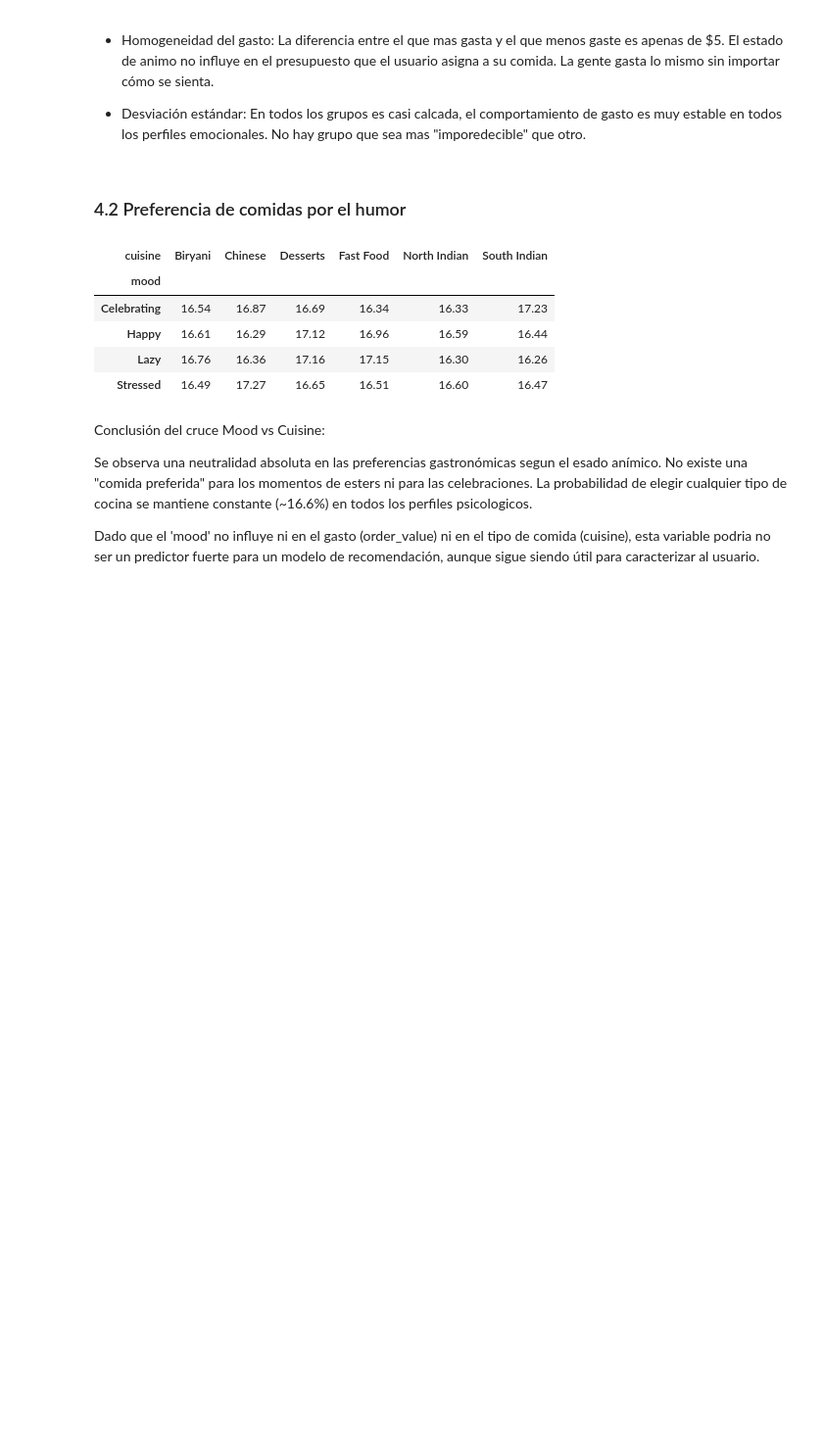
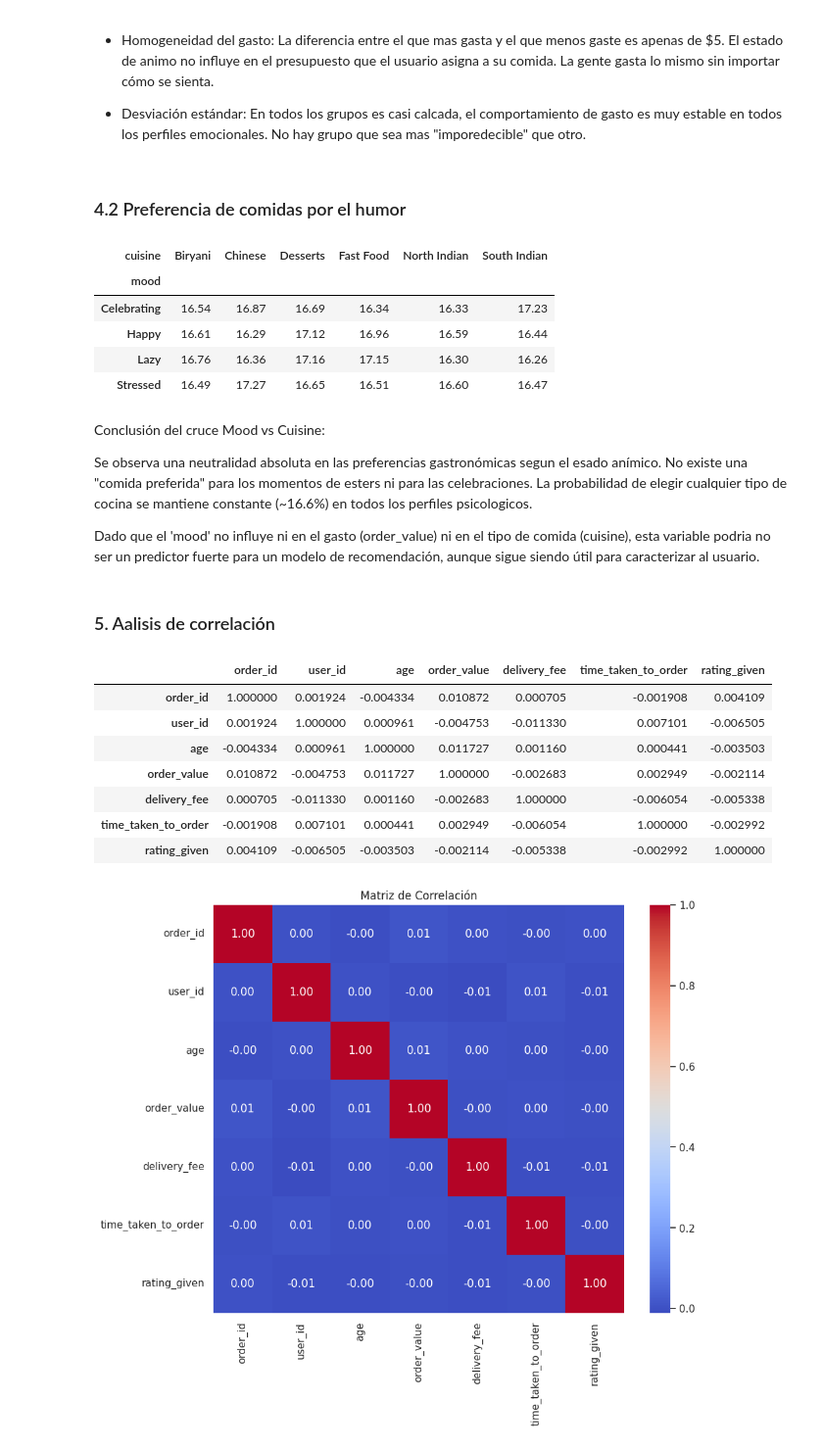
Before and after one commit to IgnacioToy/analisis_comida, a Jupyter notebook: netbooks/01_exploracion.ipynb, the cells around one changed output. Shown at 98% size. Drawn from its saved outputs; the diff is of its cells as text; code cells hidden in the pictures; blank space fills up the shorter version.

```diff
--- a/netbooks/01_exploracion.ipynb
+++ b/netbooks/01_exploracion.ipynb
@@ -183,3 +184,23 @@ Conclusión del cruce Mood vs Cuisine:
 Se observa una neutralidad absoluta en las preferencias gastronómicas segun el esado anímico. No existe una "comida preferida" para los momentos de esters ni para las celebraciones. La probabilidad de elegir cualquier tipo de cocina se mantiene constante (~16.6%) en todos los perfiles psicologicos.
 
 Dado que el 'mood' no influye ni en el gasto (order_value) ni en el tipo de comida (cuisine), esta variable podria no ser un predictor fuerte para un modelo de recomendación, aunque sigue siendo útil para caracterizar al usuario.
+# %% [markdown]
+### 5. Aalisis de correlación
+# %%
+corr = df.select_dtypes(include=['int', 'float']).corr()
+display(corr)
+
+plt.figure(figsize=(10, 8))
+sns.heatmap(corr, annot=True, cmap='coolwarm', fmt=".2f")
+plt.title("Matriz de Correlación")
+plt.show()
+# %% [output]
+|  | order_id | user_id | age | order_value | delivery_fee | time_taken_to_order | rating_given |
+| order_id | 1.000000 | 0.001924 | -0.004334 | 0.010872 | 0.000705 | -0.001908 | 0.004109 |
+| user_id | 0.001924 | 1.000000 | 0.000961 | -0.004753 | -0.011330 | 0.007101 | -0.006505 |
+| age | -0.004334 | 0.000961 | 1.000000 | 0.011727 | 0.001160 | 0.000441 | -0.003503 |
+| order_value | 0.010872 | -0.004753 | 0.011727 | 1.000000 | -0.002683 | 0.002949 | -0.002114 |
+| delivery_fee | 0.000705 | -0.011330 | 0.001160 | -0.002683 | 1.000000 | -0.006054 | -0.005338 |
+| time_taken_to_order | -0.001908 | 0.007101 | 0.000441 | 0.002949 | -0.006054 | 1.000000 | -0.002992 |
+| rating_given | 0.004109 | -0.006505 | -0.003503 | -0.002114 | -0.005338 | -0.002992 | 1.000000 |
+[figure, added]
```
Also changed, not shown: parts of 3 cells of this notebook.
